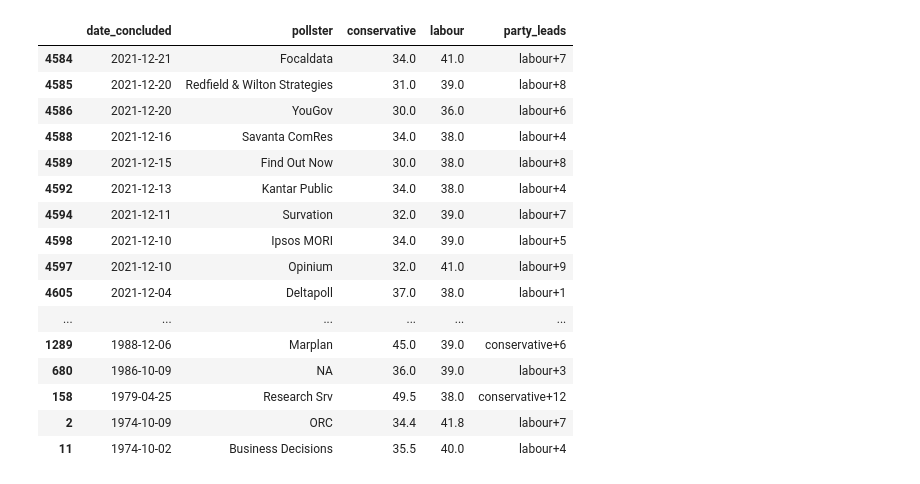
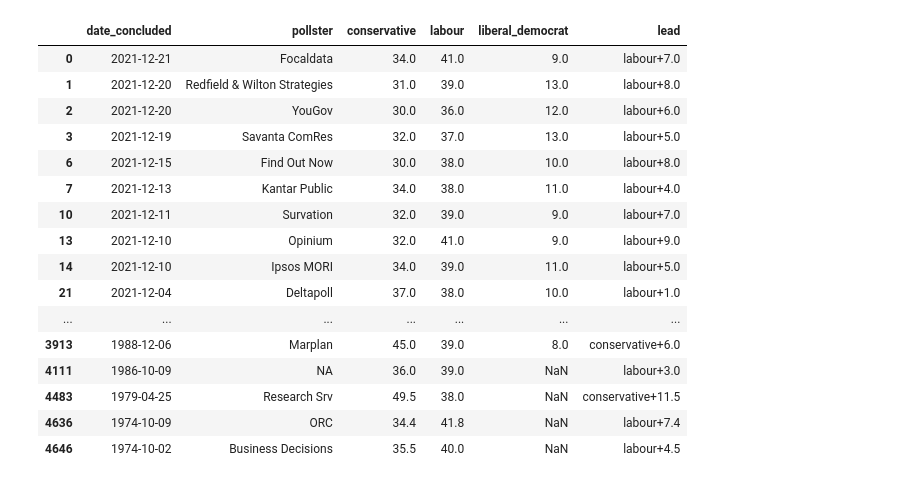
Before and after one commit to AndyLawton/uk_general_election_polls, a Jupyter notebook: result_downloads.ipynb, the cells around one changed output. Drawn from its saved outputs; the diff is of its cells as text; code cells hidden in the pictures.

```diff
--- a/result_downloads.ipynb
+++ b/result_downloads.ipynb
@@ -266,4 +8,5 @@ all_polls.sort_values(by='date_concluded', inplace=True)
 # %%
+all_polls = fetch_all_polls(cleanup=True)
 all_polls.to_csv('poll_database/poll_database.csv',index=False)
 all_polls.to_excel('poll_database/poll_database.xlsx',index=False)
 all_polls.to_html('poll_database/poll_database.html',index=False)
@@ -272,5 +36,5 @@ all_polls.to_json('poll_database/poll_database.json',index=False, orient='table'
 latest_polls = pd.DataFrame()
 for pollster in all_polls.pollster.unique():
     pollster_data = all_polls.query(f'pollster == "{pollster}"')
-    latest_poll = pollster_data.iloc[-1]
+    latest_poll = pollster_data.iloc[0]
     latest_polls = latest_polls.append(latest_poll)
@@ -286,2 +40,0 @@ def format_lead(row):
-# %%
-latest_polls['party_leads'] = latest_polls.apply(format_lead, axis=1)
@@ -290,21 +41,21 @@ all_polls['party_leads'] = all_polls.apply(format_lead, axis=1)
 # %%
-latest_polls[['date_concluded', 'pollster', 'conservative', 'labour', 'party_leads']].sort_values(by='date_concluded',
-                                                                                                  ascending=False)
+display_columns = ['date_concluded', 'pollster', 'conservative', 'labour', 'liberal_democrat', 'lead']
+latest_polls[display_columns].sort_values(by='date_concluded',ascending=False)
 # %% [output]
-|  | date_concluded | pollster | conservative | labour | party_leads |
-| 4584 | 2021-12-21 | Focaldata | 34.0 | 41.0 | labour+7 |
-| 4585 | 2021-12-20 | Redfield & Wilton Strategies | 31.0 | 39.0 | labour+8 |
-| 4586 | 2021-12-20 | YouGov | 30.0 | 36.0 | labour+6 |
-| 4588 | 2021-12-16 | Savanta ComRes | 34.0 | 38.0 | labour+4 |
-| 4589 | 2021-12-15 | Find Out Now | 30.0 | 38.0 | labour+8 |
-| 4592 | 2021-12-13 | Kantar Public | 34.0 | 38.0 | labour+4 |
-| 4594 | 2021-12-11 | Survation | 32.0 | 39.0 | labour+7 |
-| 4598 | 2021-12-10 | Ipsos MORI | 34.0 | 39.0 | labour+5 |
-| 4597 | 2021-12-10 | Opinium | 32.0 | 41.0 | labour+9 |
-| 4605 | 2021-12-04 | Deltapoll | 37.0 | 38.0 | labour+1 |
-| ... | ... | ... | ... | ... | ... |
-| 1289 | 1988-12-06 | Marplan | 45.0 | 39.0 | conservative+6 |
-| 680 | 1986-10-09 | NA | 36.0 | 39.0 | labour+3 |
-| 158 | 1979-04-25 | Research Srv | 49.5 | 38.0 | conservative+12 |
-| 2 | 1974-10-09 | ORC | 34.4 | 41.8 | labour+7 |
-| 11 | 1974-10-02 | Business Decisions | 35.5 | 40.0 | labour+4 |
+|  | date_concluded | pollster | conservative | labour | liberal_democrat | lead |
+| 0 | 2021-12-21 | Focaldata | 34.0 | 41.0 | 9.0 | labour+7.0 |
+| 1 | 2021-12-20 | Redfield & Wilton Strategies | 31.0 | 39.0 | 13.0 | labour+8.0 |
+| 2 | 2021-12-20 | YouGov | 30.0 | 36.0 | 12.0 | labour+6.0 |
+| 3 | 2021-12-19 | Savanta ComRes | 32.0 | 37.0 | 13.0 | labour+5.0 |
+| 6 | 2021-12-15 | Find Out Now | 30.0 | 38.0 | 10.0 | labour+8.0 |
+| 7 | 2021-12-13 | Kantar Public | 34.0 | 38.0 | 11.0 | labour+4.0 |
+| 10 | 2021-12-11 | Survation | 32.0 | 39.0 | 9.0 | labour+7.0 |
+| 13 | 2021-12-10 | Opinium | 32.0 | 41.0 | 9.0 | labour+9.0 |
+| 14 | 2021-12-10 | Ipsos MORI | 34.0 | 39.0 | 11.0 | labour+5.0 |
+| 21 | 2021-12-04 | Deltapoll | 37.0 | 38.0 | 10.0 | labour+1.0 |
+| ... | ... | ... | ... | ... | ... | ... |
+| 3913 | 1988-12-06 | Marplan | 45.0 | 39.0 | 8.0 | conservative+6.0 |
+| 4111 | 1986-10-09 | NA | 36.0 | 39.0 | NaN | labour+3.0 |
+| 4483 | 1979-04-25 | Research Srv | 49.5 | 38.0 | NaN | conservative+11.5 |
+| 4636 | 1974-10-09 | ORC | 34.4 | 41.8 | NaN | labour+7.4 |
+| 4646 | 1974-10-02 | Business Decisions | 35.5 | 40.0 | NaN | labour+4.5 |
```
Also changed, not shown: parts of 32 cells of this notebook, 6 other files.
